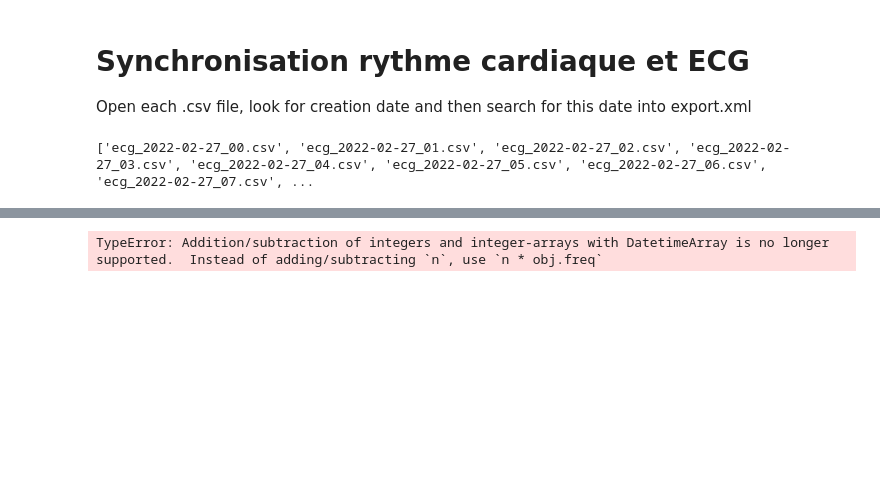
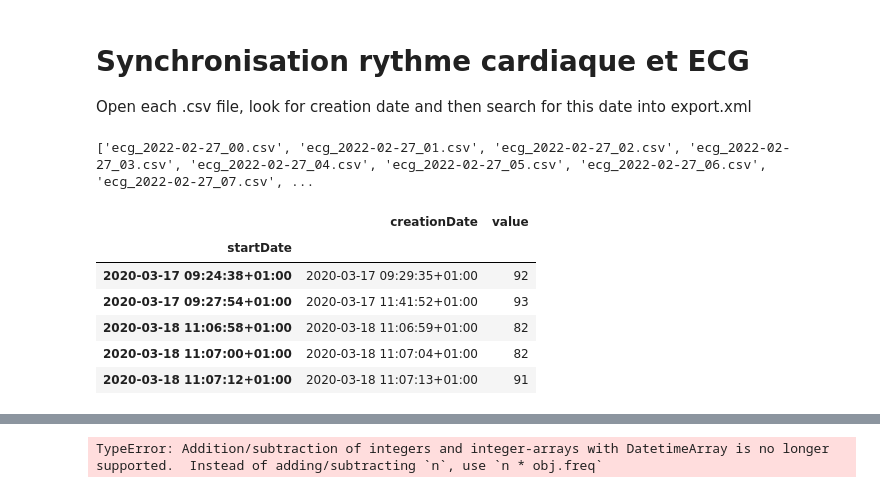
Before and after one commit to pbellot/Physio, a Jupyter notebook: explorationECG.ipynb, the cells around one changed output, grey strips where cells are left out. Cells and saved outputs as stored; diff of their text form; code cells hidden in the pictures; blank space fills up the shorter version.

```diff
--- a/explorationECG.ipynb
+++ b/explorationECG.ipynb
@@ -183,6 +215,7 @@ def lookForDate(f):
 rythme = pd.read_xml(rootDir+"export.xml", xpath=".//Record[@type='HKQuantityTypeIdentifierHeartRate']")
 rythme = rythme[['creationDate','startDate','value']]
 rythme['creationDate'] = pd.to_datetime(rythme['creationDate'])
-r
 rythme['startDate'] = pd.to_datetime(rythme['startDate'])
+rythme.set_index(pd.DatetimeIndex(rythme['startDate']), inplace=True)
+rythme.drop('startDate', inplace=True, axis=1)
 rythme['value'] = rythme['value'].astype(int)
@@ -192,0 +222,10 @@ for f in csvFiles:
+# %%
+rythme.head()
+# %% [output]
+|  | creationDate | value |
+| startDate |  |  |
+| 2020-03-17 09:24:38+01:00 | 2020-03-17 09:29:35+01:00 | 92 |
+| 2020-03-17 09:27:54+01:00 | 2020-03-17 11:41:52+01:00 | 93 |
+| 2020-03-18 11:06:58+01:00 | 2020-03-18 11:06:59+01:00 | 82 |
+| 2020-03-18 11:07:00+01:00 | 2020-03-18 11:07:04+01:00 | 82 |
+| 2020-03-18 11:07:12+01:00 | 2020-03-18 11:07:13+01:00 | 91 |
```
Also changed, not shown: parts of 10 cells of this notebook.
